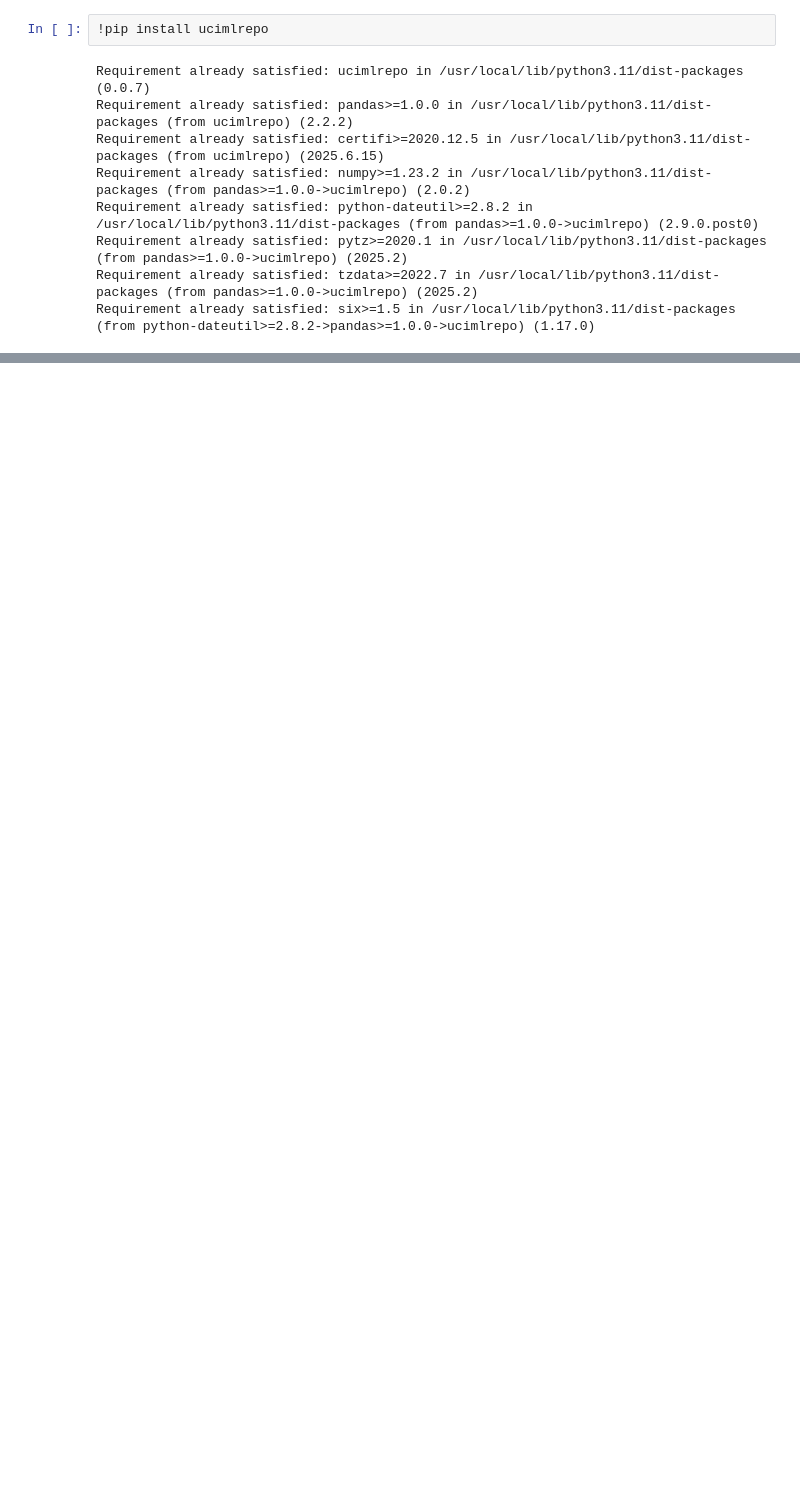
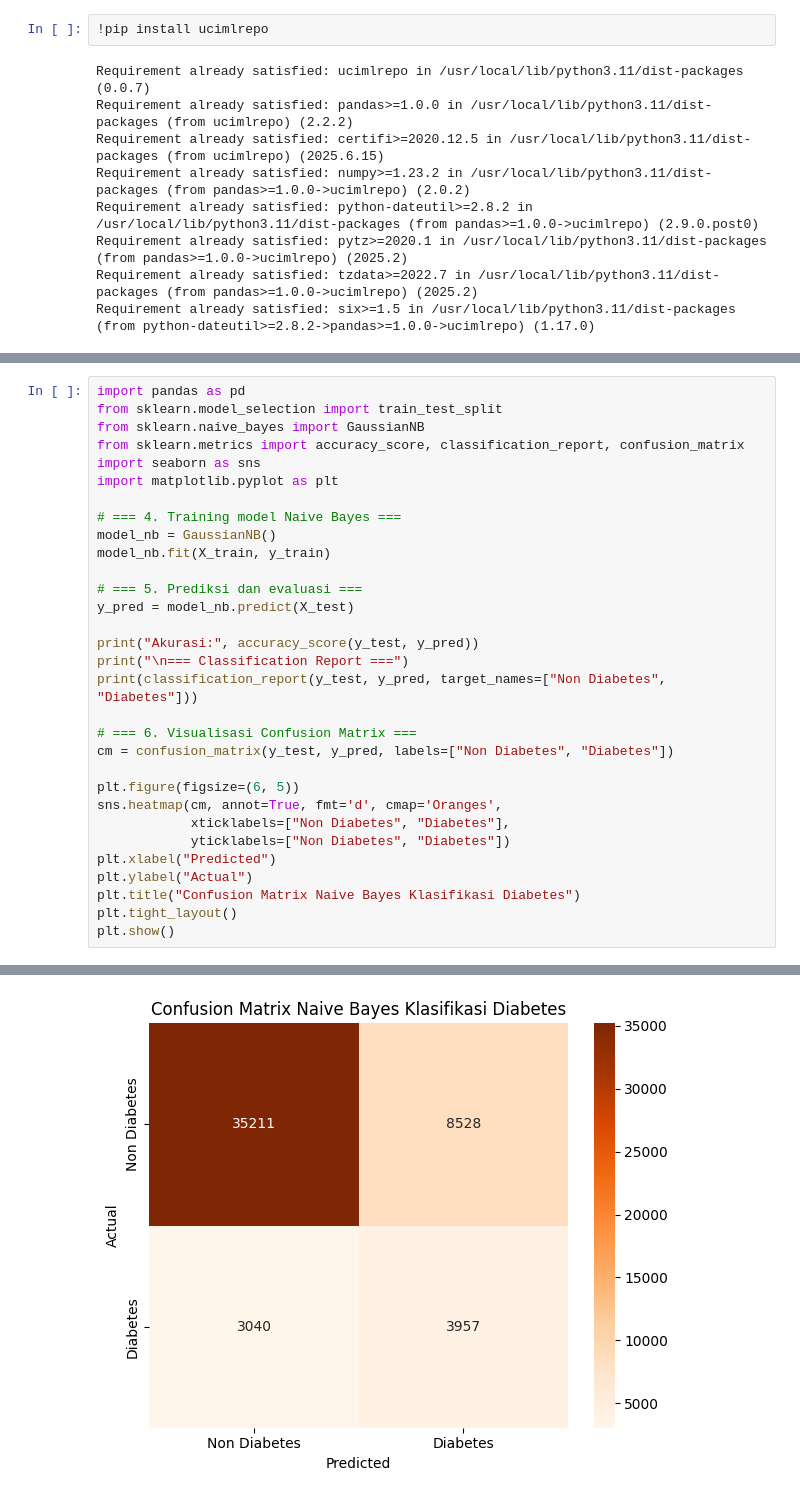
Before and after one commit to bilqizarahma/PENDATA, a Jupyter notebook: _sources/Tugas_PRA_Uas.ipynb, the cells around one changed output, grey strips where cells are left out. Cells and saved outputs as stored; diff of their text form; blank space fills up the shorter version.

```diff
--- a/_sources/Tugas_PRA_Uas.ipynb
+++ b/_sources/Tugas_PRA_Uas.ipynb
@@ -130,0 +487,32 @@ plt.show()
+# %%
+import pandas as pd
+from sklearn.model_selection import train_test_split
+from sklearn.naive_bayes import GaussianNB
+from sklearn.metrics import accuracy_score, classification_report, confusion_matrix
+import seaborn as sns
+import matplotlib.pyplot as plt
+
+# === 4. Training model Naive Bayes ===
+model_nb = GaussianNB()
+model_nb.fit(X_train, y_train)
+
+# === 5. Prediksi dan evaluasi ===
+y_pred = model_nb.predict(X_test)
+
+print("Akurasi:", accuracy_score(y_test, y_pred))
+print("\n=== Classification Report ===")
+print(classification_report(y_test, y_pred, target_names=["Non Diabetes", "Diabetes"]))
+
+# === 6. Visualisasi Confusion Matrix ===
+cm = confusion_matrix(y_test, y_pred, labels=["Non Diabetes", "Diabetes"])
+
+plt.figure(figsize=(6, 5))
+sns.heatmap(cm, annot=True, fmt='d', cmap='Oranges',
+            xticklabels=["Non Diabetes", "Diabetes"],
+            yticklabels=["Non Diabetes", "Diabetes"])
+plt.xlabel("Predicted")
+plt.ylabel("Actual")
+plt.title("Confusion Matrix Naive Bayes Klasifikasi Diabetes")
+plt.tight_layout()
+plt.show()
+# %% [output]
@@ -130,0 +530 @@ plt.show()
+[figure, added]
```
Also changed, not shown: parts of 31 cells of this notebook, 23 other files.
